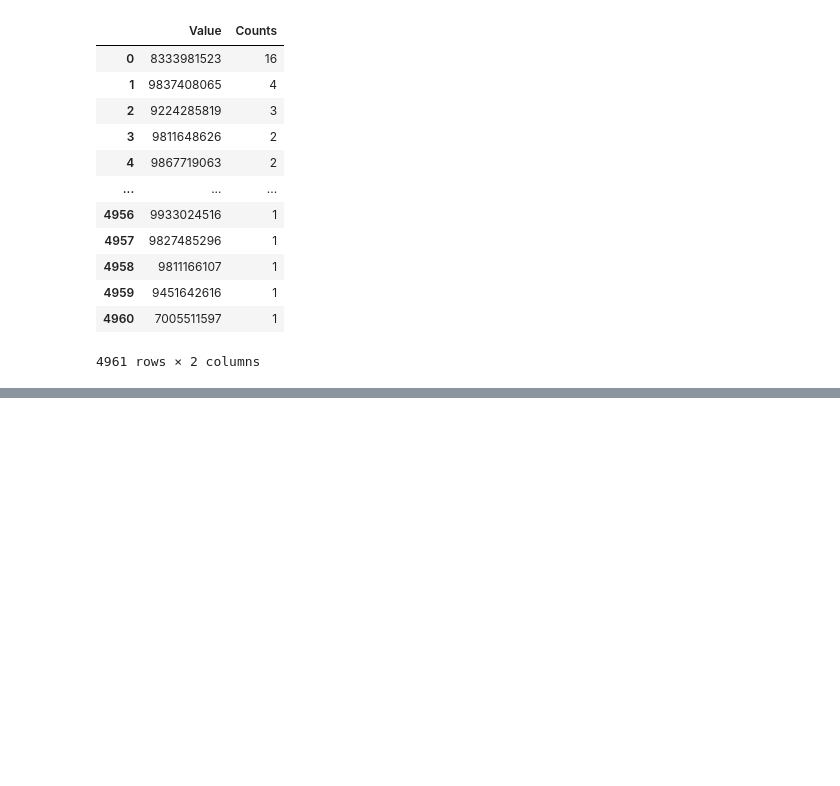
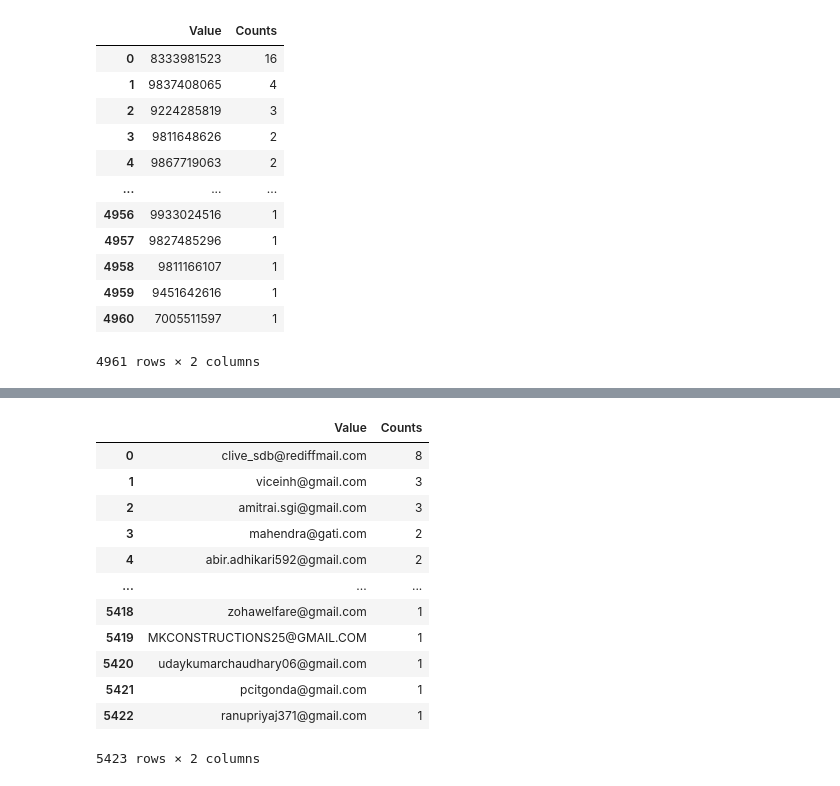
Before and after one commit to shayan-khoygani/Codebook, a Jupyter notebook: 42621 Final_Data_ngodarpan.gov.in/42621 Final_Data_ngodarpan.gov.in.ipynb, the cells around one changed output, grey strips where cells are left out. Cells and saved outputs as stored; diff of their text form; code cells hidden in the pictures; blank space fills up the shorter version.

```diff
--- a/42621 Final_Data_ngodarpan.gov.in/42621 Final_Data_ngodarpan.gov.in.ipynb
+++ b/42621 Final_Data_ngodarpan.gov.in/42621 Final_Data_ngodarpan.gov.in.ipynb
@@ -2190,0 +2254,16 @@ Board Member mobile: 4961
+# %%
+df[email].value_counts().rename_axis('Value').reset_index(name='Counts')
+# %% [output]
+|  | Value | Counts |
+| 0 | clive_sdb@rediffmail.com | 8 |
+| 1 | viceinh@gmail.com | 3 |
+| 2 | amitrai.sgi@gmail.com | 3 |
+| 3 | mahendra@gati.com | 2 |
+| 4 | abir.adhikari592@gmail.com | 2 |
+| ... | ... | ... |
+| 5418 | zohawelfare@gmail.com | 1 |
+| 5419 | MKCONSTRUCTIONS25@GMAIL.COM | 1 |
+| 5420 | udaykumarchaudhary06@gmail.com | 1 |
+| 5421 | pcitgonda@gmail.com | 1 |
+| 5422 | ranupriyaj371@gmail.com | 1 |
+5423 rows × 2 columns
```
Also changed, not shown: parts of 5 cells of this notebook.
